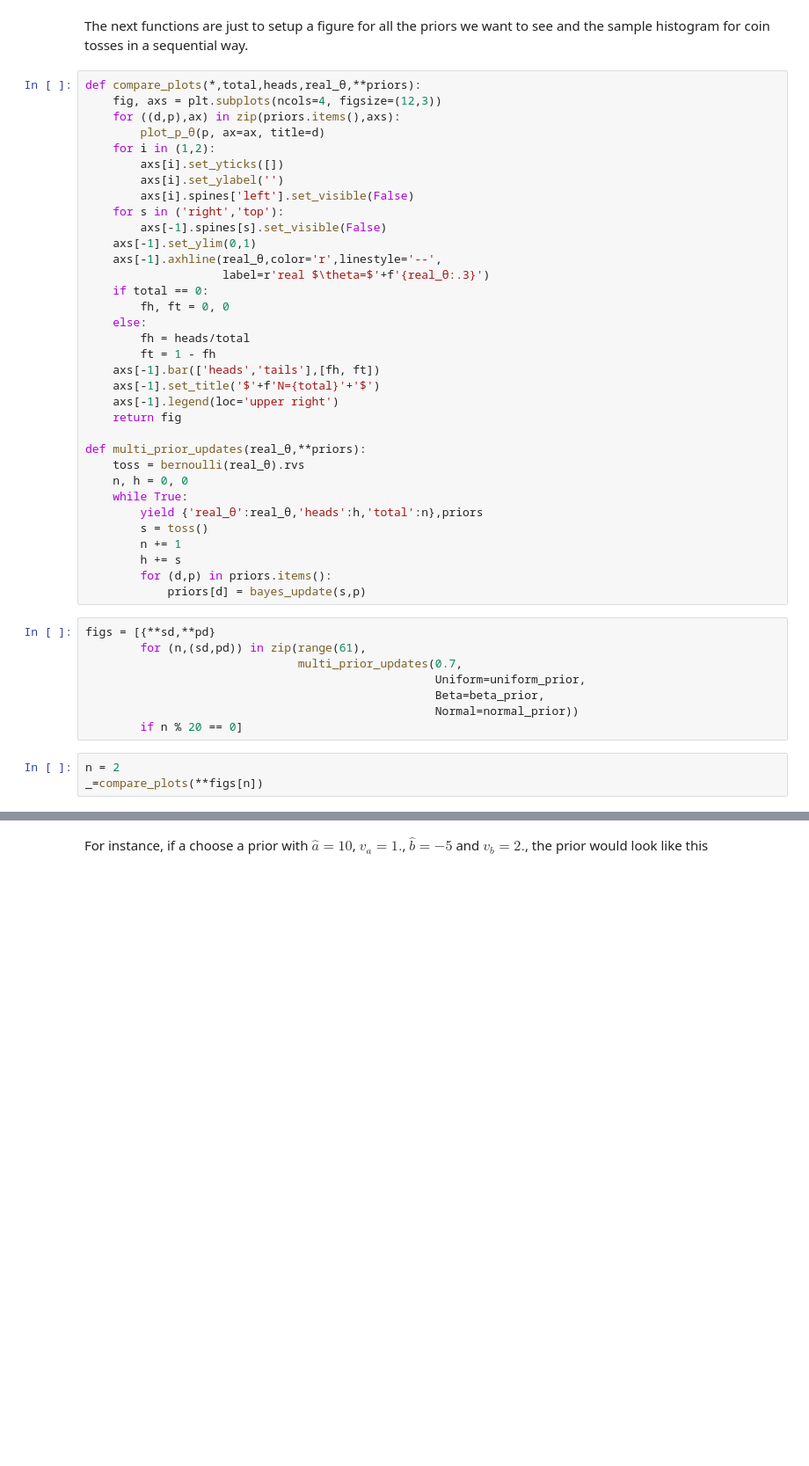
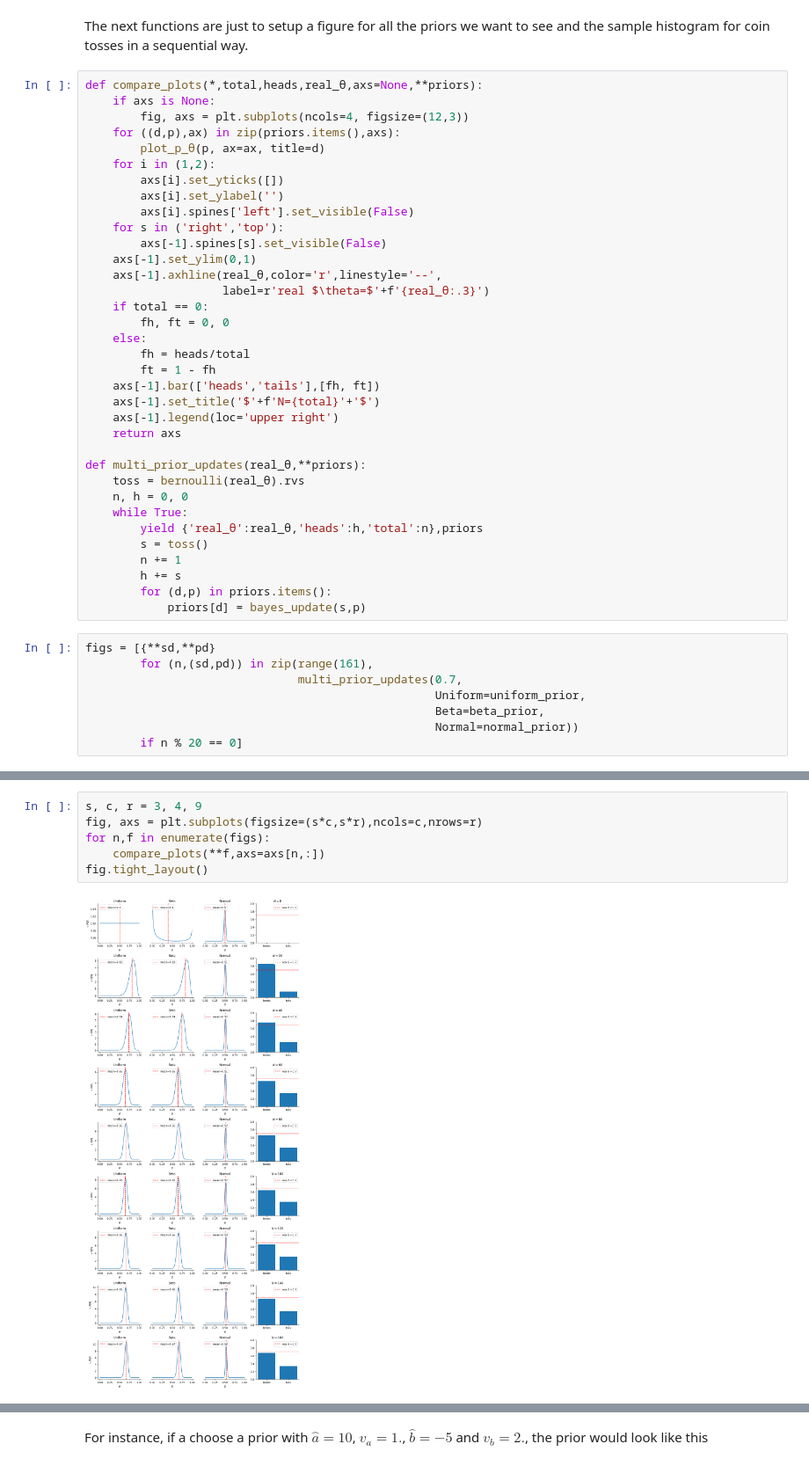
Before and after one commit to flipgthb/ai-bootcamp-2019, a Jupyter notebook: 1-Bayes-Update--Coin-Toss.ipynb, the cells around one changed output, grey strips where cells are left out. Shown at 88% size. Saved outputs shown, nothing was run; the diff lists cells and outputs as text; blank space fills up the shorter version.

```diff
--- a/1-Bayes-Update--Coin-Toss.ipynb
+++ b/1-Bayes-Update--Coin-Toss.ipynb
@@ -80,8 +80,9 @@ for ((n,p),ax) in zip({'Uniform':uniform_prior,'Beta':beta_prior,'Normal':normal
 # %% [markdown]
 The next functions are just to setup a figure for all the priors we want to see and the sample histogram for coin tosses in a sequential way.
 # %%
-def compare_plots(*,total,heads,real_θ,**priors):
-    fig, axs = plt.subplots(ncols=4, figsize=(12,3))
+def compare_plots(*,total,heads,real_θ,axs=None,**priors):
+    if axs is None:
+        fig, axs = plt.subplots(ncols=4, figsize=(12,3))
     for ((d,p),ax) in zip(priors.items(),axs):
         plot_p_θ(p, ax=ax, title=d)
     for i in (1,2):
@@ -101,7 +102,7 @@ def compare_plots(*,total,heads,real_θ,**priors):
     axs[-1].bar(['heads','tails'],[fh, ft])
     axs[-1].set_title('$'+f'N={total}'+'$')
     axs[-1].legend(loc='upper right')
-    return fig
+    return axs
 
 def multi_prior_updates(real_θ,**priors):
     toss = bernoulli(real_θ).rvs
@@ -115,12 +116,9 @@ def multi_prior_updates(real_θ,**priors):
             priors[d] = bayes_update(s,p)
 # %%
 figs = [{**sd,**pd}
-        for (n,(sd,pd)) in zip(range(61),
+        for (n,(sd,pd)) in zip(range(161),
                                multi_prior_updates(0.7,
                                                    Uniform=uniform_prior,
                                                    Beta=beta_prior,
                                                    Normal=normal_prior))
         if n % 20 == 0]
-# %%
-n = 2
-_=compare_plots(**figs[n])
@@ -129,3 +125,11 @@ _=compare_plots(**figs[n])
+# %%
+s, c, r = 3, 4, 9
+fig, axs = plt.subplots(figsize=(s*c,s*r),ncols=c,nrows=r)
+for n,f in enumerate(figs):
+    compare_plots(**f,axs=axs[n,:])
+fig.tight_layout()
+# %% [output]
+[figure, added]
 # %% [markdown]
 ## Exercise
 
```
Also changed, not shown: parts of 1 cell of this notebook.
